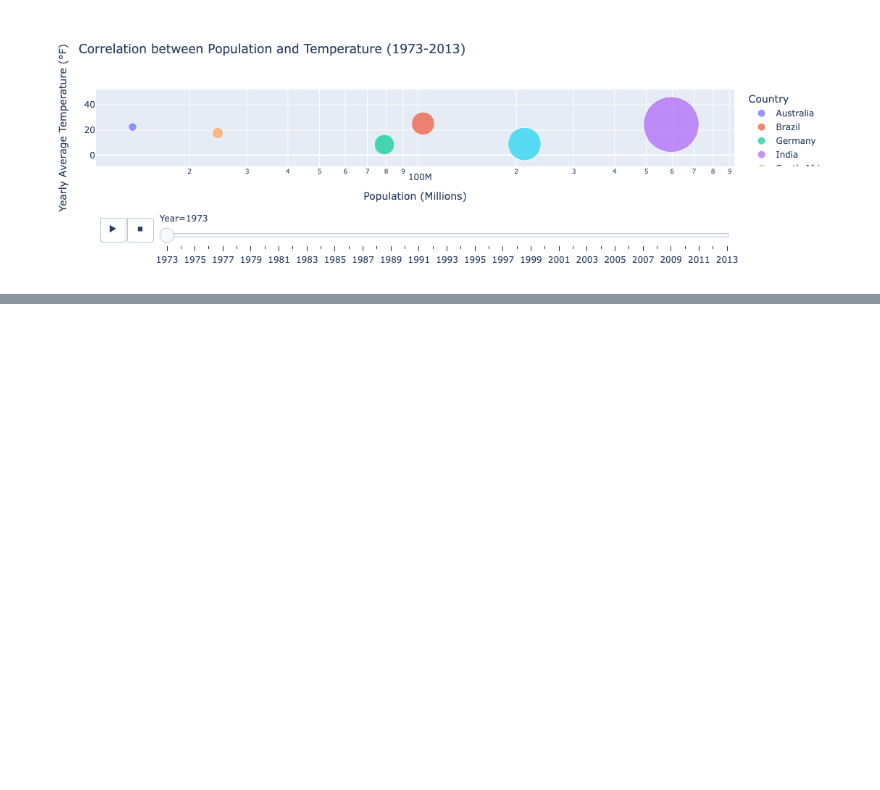
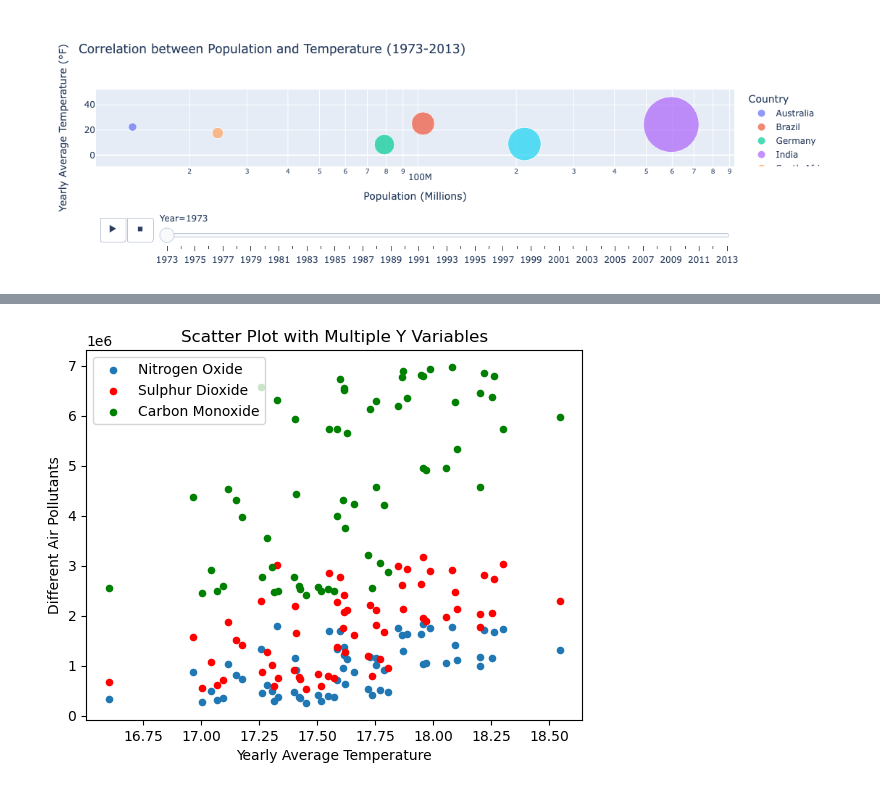
Before and after one commit to Sophiatun/Climate_Change_Analysis, a Jupyter notebook: graph_data.ipynb, the cells around one changed output, grey strips where cells are left out. Saved outputs shown, nothing was run; the diff lists cells and outputs as text; code cells hidden in the pictures; blank space fills up the shorter version.

```diff
--- a/graph_data.ipynb
+++ b/graph_data.ipynb
@@ -361,0 +415,24 @@ fig.show()
+# %%
+# Create a sample DataFrame
+data = {'X': SAair["Yearly Average Temperature"],
+        'Y1': SAair["Nitrogen Oxide"],
+        'Y2': SAair["Sulphur Dioxide"],
+        'Y3': SAair["Carbon Monoxide"],
+       }
+df = pd.DataFrame(data)
+
+# Plotting the scatter plot for each y variable
+ax = df.plot.scatter(x='X', y='Y1', label='Nitrogen Oxide')
+df.plot.scatter(x='X', y='Y2', color='red', label='Sulphur Dioxide', ax=ax)
+df.plot.scatter(x='X', y='Y3', color='green', label='Carbon Monoxide', ax=ax)
+
+# Add labels and title
+plt.xlabel('Yearly Average Temperature')
+plt.ylabel('Different Air Pollutants')
+plt.title('Scatter Plot with Multiple Y Variables')
+
+# Show the plot
+plt.legend()
+plt.show()
+# %% [output]
+[figure, added]
```
Also changed, not shown: parts of 10 cells of this notebook.
